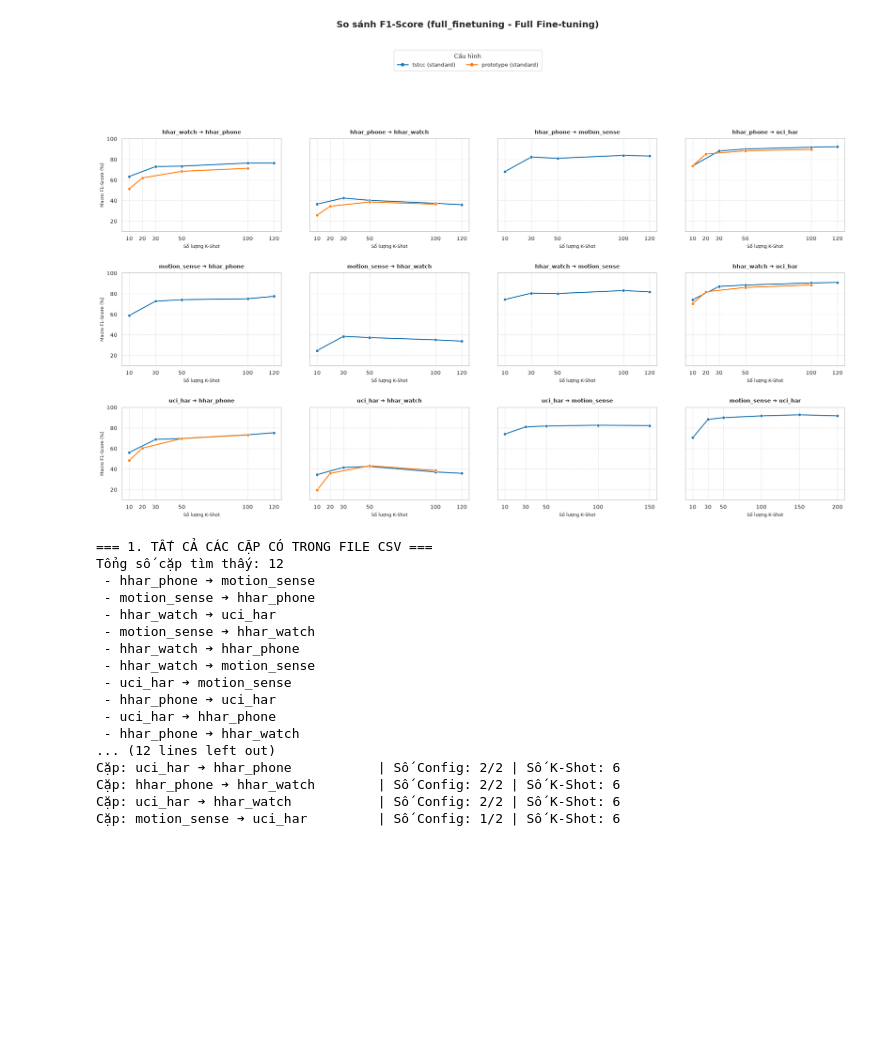
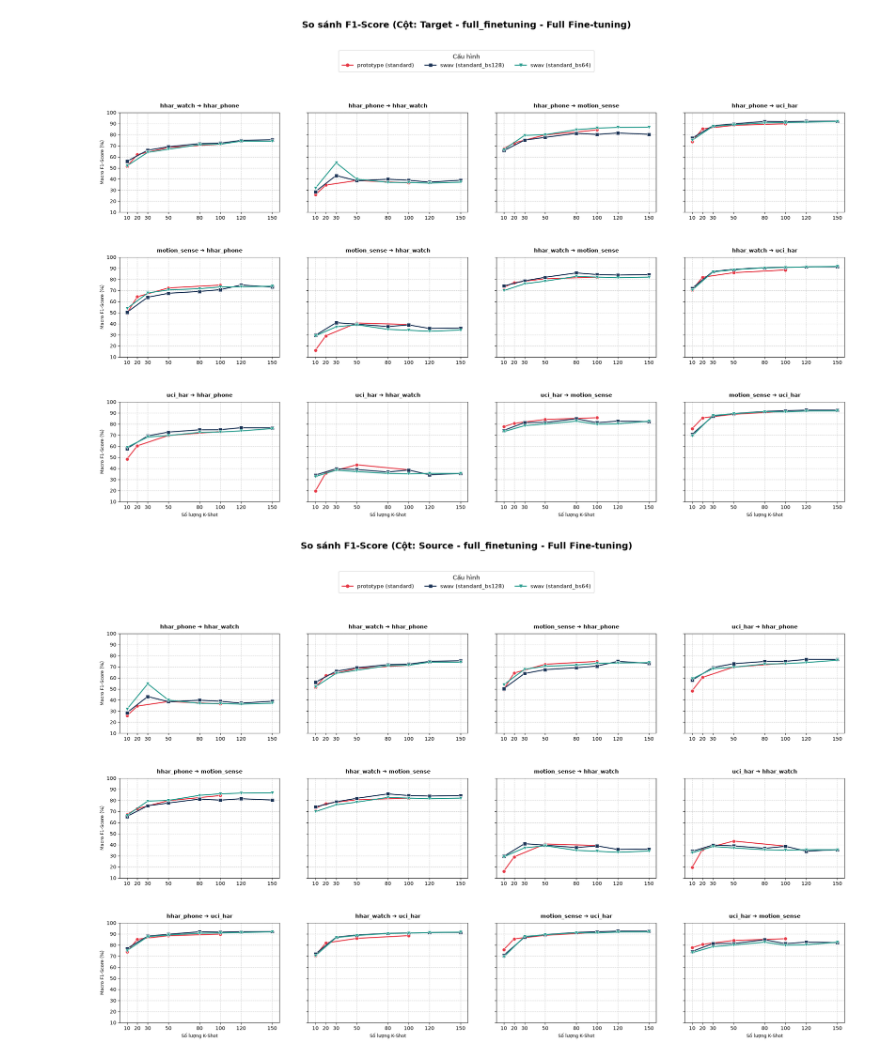
Before and after one commit to Dungx1107/CrossDomain-HAR-SSL, a Jupyter notebook: scripts/05_analysis/analyze_results.ipynb, the cells around one changed output. Cells and saved outputs as stored; diff of their text form; code cells hidden in the pictures; blank space fills up the shorter version.

```diff
--- a/scripts/05_analysis/analyze_results.ipynb
+++ b/scripts/05_analysis/analyze_results.ipynb
@@ -120,55 +169,17 @@ def plot_comparison(config_list, protocol, title_suffix="", show_plots=True, str
 # %%
-plot_comparison(
-    config_list=["tstcc/standard", "prototype/standard"],
+# Gọi hàm 1: Nhóm theo Đích (Target)
+plot_by_targets(
+    config_list=["prototype/standard", "swav/standard_bs128", "swav/standard_bs64"],
     protocol="full_finetuning",
     title_suffix="Full Fine-tuning"
 )
+
+# Gọi hàm 2: Nhóm theo Nguồn (Source)
+plot_by_sources(
+    config_list=["prototype/standard", "swav/standard_bs128", "swav/standard_bs64"],
+    protocol="full_finetuning",
+    title_suffix="Full Fine-tuning"
+)
 # %% [output]
-[figure, old version]
+[figure, new version]
+[figure, added]
-# %%
-import pandas as pd
-
-CSV_PATH = "../../outputs_evaluation/aggregated_k_shot_detailed.csv"
-df = pd.read_csv(CSV_PATH)
-
-protocol = "full_finetuning"
-config_list = ["tstcc/standard", "prototype/standard"]
-
-# Lọc dữ liệu
-df_proto = df[df['Protocol'] == protocol].copy()
-df_proto['Config'] = df_proto['Method'] + " (" + df_proto['Backbone'] + ")"
-config_names = [item.replace("/", " (") + ")" for item in config_list]
-
-df_filtered = df_proto[df_proto['Config'].isin(config_names)].copy()
-df_filtered['Pair'] = df_filtered['Source'] + " ➔ " + df_filtered['Target']
-
-print("=== 1. TẤT CẢ CÁC CẶP CÓ TRONG FILE CSV ===")
-all_pairs = df_filtered['Pair'].unique()
-print(f"Tổng số cặp tìm thấy: {len(all_pairs)}")
-for p in all_pairs:
-    print(" -", p)
-
-print("\n=== 2. KIỂM TRA SỐ CẤU HÌNH CÓ TRONG MỖI CẶP ===")
-for p in all_pairs:
-    p_data = df_filtered[df_filtered['Pair'] == p]
-    configs_present = p_data['Config'].unique()
-    shots_count = p_data['Shots'].nunique()
-    print(f"Cặp: {p:<30} | Số Config: {len(configs_present)}/{len(config_names)} | Số K-Shot: {shots_count}")
-# %% [output]
-=== 1. TẤT CẢ CÁC CẶP CÓ TRONG FILE CSV ===
-Tổng số cặp tìm thấy: 12
- - hhar_phone ➔ motion_sense
- - motion_sense ➔ hhar_phone
- - hhar_watch ➔ uci_har
- - motion_sense ➔ hhar_watch
- - hhar_watch ➔ hhar_phone
- - hhar_watch ➔ motion_sense
- - uci_har ➔ motion_sense
- - hhar_phone ➔ uci_har
- - uci_har ➔ hhar_phone
- - hhar_phone ➔ hhar_watch
-... (12 lines left out)
-Cặp: uci_har ➔ hhar_phone           | Số Config: 2/2 | Số K-Shot: 6
-Cặp: hhar_phone ➔ hhar_watch        | Số Config: 2/2 | Số K-Shot: 6
-Cặp: uci_har ➔ hhar_watch           | Số Config: 2/2 | Số K-Shot: 6
-Cặp: motion_sense ➔ uci_har         | Số Config: 1/2 | Số K-Shot: 6
```
Also changed, not shown: parts of 2 cells of this notebook, 5 other files.
